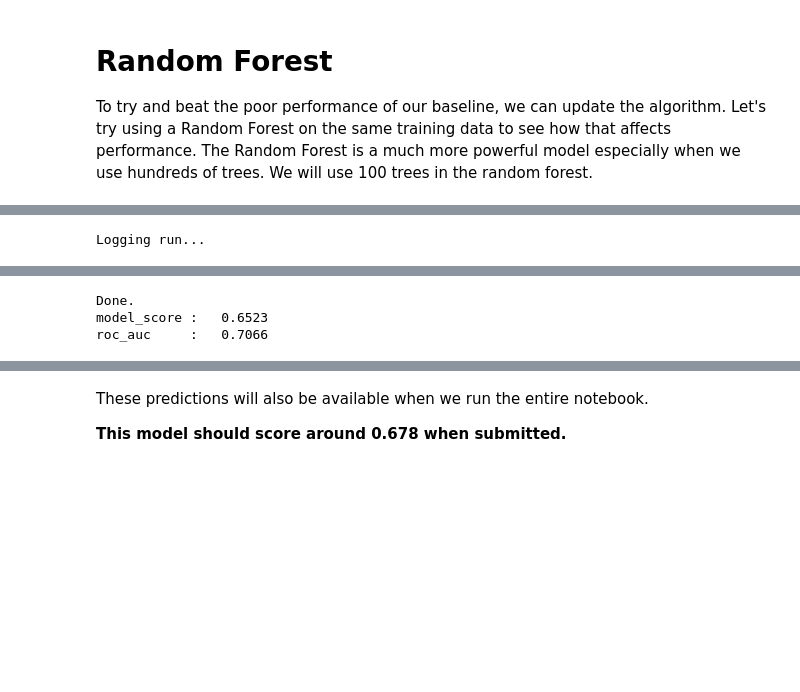
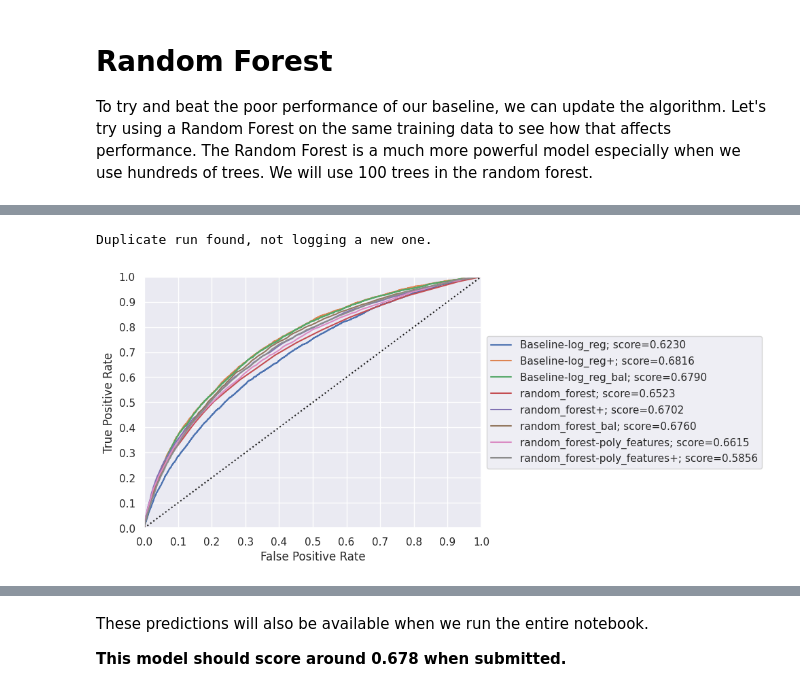
Before and after one commit to nicolascuervo/CreditScoring, a Jupyter notebook: notebooks/CUERVO_Nicolas_2_notebook_modélisation_092024.ipynb, the cells around one changed output, grey strips where cells are left out. Cells and saved outputs as stored; diff of their text form; code cells hidden in the pictures; blank space fills up the shorter version.

```diff
--- a/notebooks/CUERVO_Nicolas_2_notebook_modélisation_092024.ipynb
+++ b/notebooks/CUERVO_Nicolas_2_notebook_modélisation_092024.ipynb
@@ -1272,7 +1289,7 @@ model_version = 2
 model_params = {'C':study.best_params['C']}
 log_reg = LogisticRegression(**model_params)
 log_reg = get_trainned_model(log_reg, (X_train_tfd, y_train), model_name, model_version)
-model_run = record_model_run(   log_reg,
+model_run_output = record_model_run(   log_reg,
                     (X_test_tfd, y_test),
                      experiment_name,
                      model_name,
@@ -1281,11 +1298,14 @@ model_run = record_model_run(   log_reg,
                      artifact_path=artifact_path,
                      validation_threshold = study.best_params['validation_threshold'],
                      )
+
+model_run = model_run_output['run']
+y_pred = model_run_output['y_pred']
+validation_threshold = model_run_output['validation_threshold']
+pred_test_pairs[model_name + '+'] = (y_test, y_pred, validation_threshold)
+plot_roc_curve(pred_test_pairs)
+
 for key, val in model_run.data.metrics.items():
     print(f'{key:<12}:\t{val:>0.4f}')
-
-y_pred = log_reg.predict_proba(X_test_tfd)[:, 1]
-pred_test_pairs[model_name +'+'] = (y_test, y_pred,  study.best_params['validation_threshold'])
-plot_roc_curve(pred_test_pairs)
 # %% [output]
 Duplicate run found, not logging a new one.
@@ -1531,7 +1551,7 @@ model_params = {'n_estimators':100,
 random_forest = RandomForestClassifier(verbose = 1, n_jobs = 30, **model_params)
 random_forest = get_trainned_model(random_forest, (X_train_tfd, y_train), model_name, model_version)
 
-model_run = record_model_run(   random_forest,
+model_run_output = record_model_run(   random_forest,
                     (X_test_tfd, y_test),
                      experiment_name,
                      model_name,
@@ -1539,6 +1559,13 @@ model_run = record_model_run(   random_forest,
                      model_params,
                      artifact_path=artifact_path,
                      )
+
+model_run = model_run_output['run']
+y_pred = model_run_output['y_pred']
+validation_threshold = model_run_output['validation_threshold']
+pred_test_pairs[model_name] = (y_test, y_pred, validation_threshold)
+plot_roc_curve(pred_test_pairs)
+
 for key, val in model_run.data.metrics.items():
     print(f'{key:<12}:\t{val:>0.4f}')
 # %% [output]
@@ -1547,3 +1572,4 @@ for key, val in model_run.data.metrics.items():
 [Parallel(n_jobs=30)]: Using backend ThreadingBackend with 30 concurrent workers.
 [Parallel(n_jobs=30)]: Done 100 out of 100 | elapsed:    0.1s finished
-Logging run...
+Duplicate run found, not logging a new one.
+[figure, added]
@@ -1557,3 +1577,0 @@ Created version '1' of model 'random_forest'.
-Done.
-model_score :   0.6523
-roc_auc     :   0.7066
```
Also changed, not shown: parts of 38 cells of this notebook, 2 other files.
